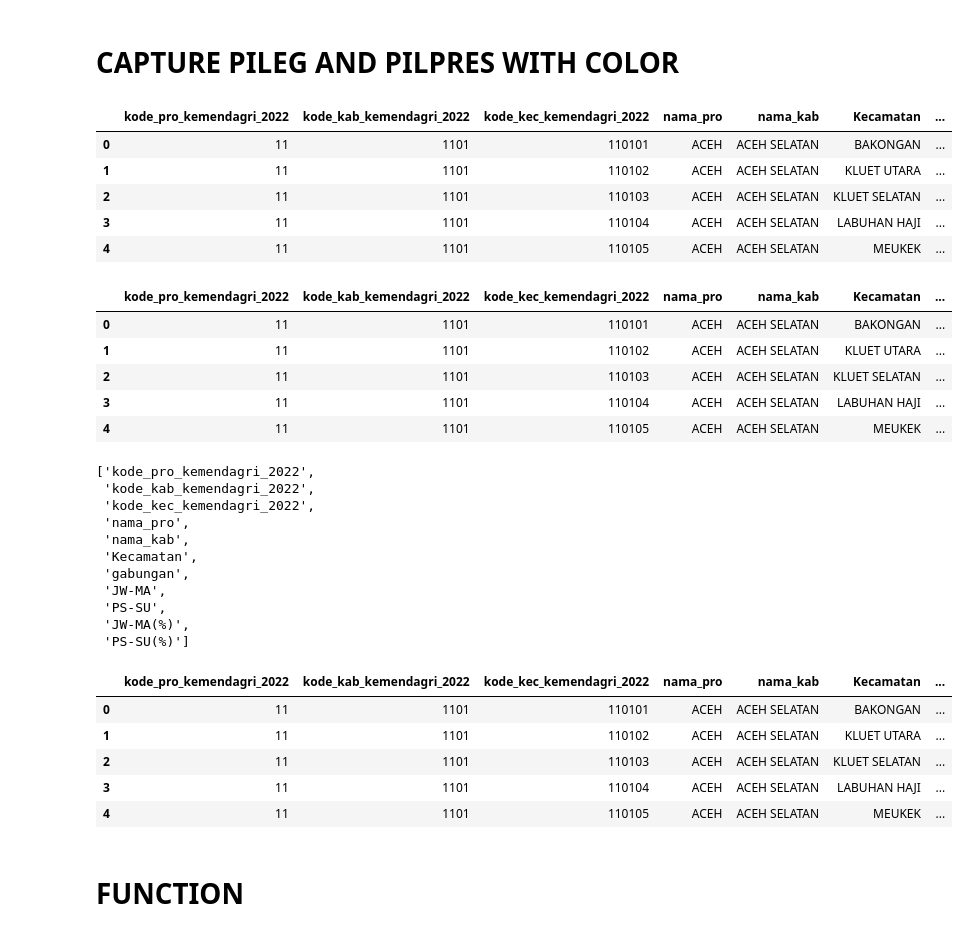
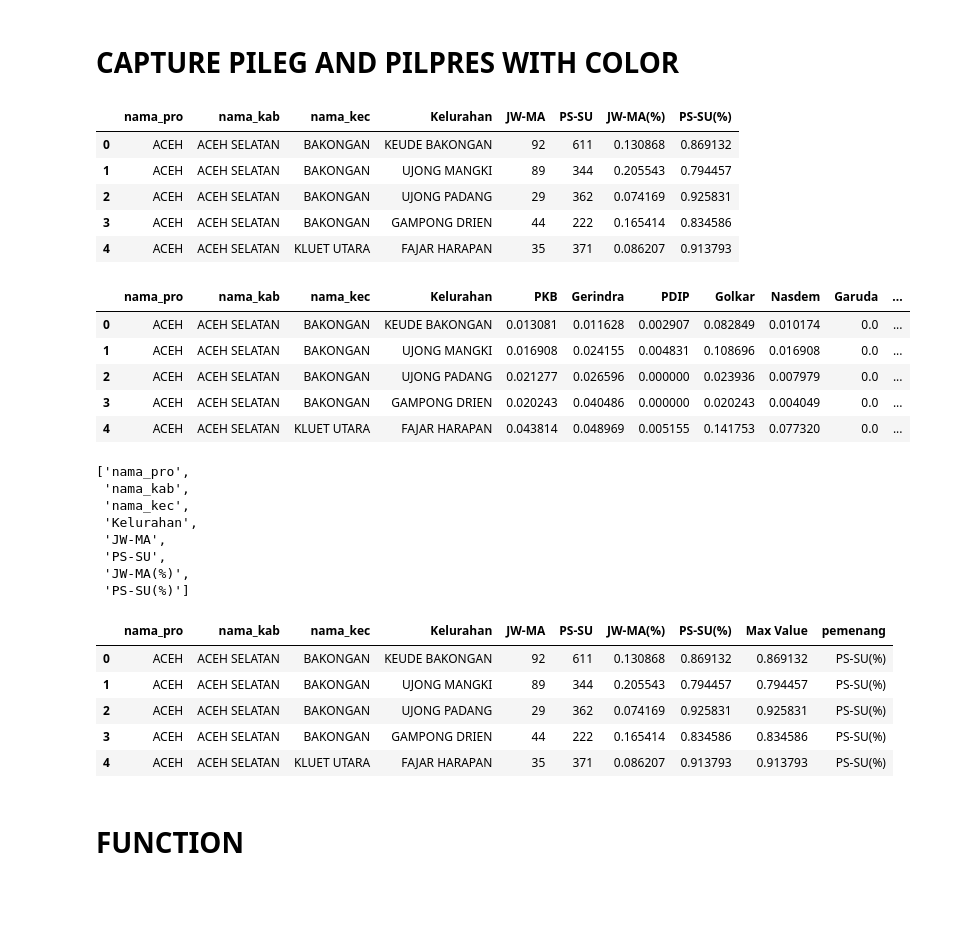
Before and after one commit to AgungPrawoto13/script_python, a Jupyter notebook: capture_data.ipynb, the cells around one changed output. Drawn from its saved outputs; the diff is of its cells as text; code cells hidden in the pictures; blank space fills up the shorter version.

```diff
--- a/capture_data.ipynb
+++ b/capture_data.ipynb
@@ -198,63 +289,61 @@ for prop in provinsi:
 # %% [markdown]
 # CAPTURE PILEG AND PILPRES WITH COLOR
 # %%
-file_dpr_ri = '../request_mas_zima/capture_prioritas/0112023_2019_pers_suara_dpr_ri_kec_coba.csv'
-file_pilpres = '../request_mas_zima/capture_prioritas/0111013_2019_suara_pilpres_kec.csv'
+# file_pilpres = '../request_mas_zima/capture_prioritas/0111014_2019_suara_pilpres_kel.csv'
+# file_dpr_ri = '../request_mas_zima/capture_prioritas/0112024_2019_pers_suara_dpr_ri_kel.csv'
 
-pileg = pd.read_csv(file_dpr_ri)
-pilpres = pd.read_csv(file_pilpres)
+# pileg = pd.read_csv(file_dpr_ri)
+# pilpres = pd.read_csv(file_pilpres)
 
-pilpres.head()
+# pilpres.head()
 # %% [output]
-|  | kode_pro_kemendagri_2022 | kode_kab_kemendagri_2022 | kode_kec_kemendagri_2022 | nama_pro | nama_kab | Kecamatan | ... |
-| 0 | 11 | 1101 | 110101 | ACEH | ACEH SELATAN | BAKONGAN | ... |
-| 1 | 11 | 1101 | 110102 | ACEH | ACEH SELATAN | KLUET UTARA | ... |
-| 2 | 11 | 1101 | 110103 | ACEH | ACEH SELATAN | KLUET SELATAN | ... |
-| 3 | 11 | 1101 | 110104 | ACEH | ACEH SELATAN | LABUHAN HAJI | ... |
-| 4 | 11 | 1101 | 110105 | ACEH | ACEH SELATAN | MEUKEK | ... |
+|  | nama_pro | nama_kab | nama_kec | Kelurahan | JW-MA | PS-SU | JW-MA(%) | PS-SU(%) |
+| 0 | ACEH | ACEH SELATAN | BAKONGAN | KEUDE BAKONGAN | 92 | 611 | 0.130868 | 0.869132 |
+| 1 | ACEH | ACEH SELATAN | BAKONGAN | UJONG MANGKI | 89 | 344 | 0.205543 | 0.794457 |
+| 2 | ACEH | ACEH SELATAN | BAKONGAN | UJONG PADANG | 29 | 362 | 0.074169 | 0.925831 |
+| 3 | ACEH | ACEH SELATAN | BAKONGAN | GAMPONG DRIEN | 44 | 222 | 0.165414 | 0.834586 |
+| 4 | ACEH | ACEH SELATAN | KLUET UTARA | FAJAR HARAPAN | 35 | 371 | 0.086207 | 0.913793 |
 # %%
 pileg.head()
 # %% [output]
-|  | kode_pro_kemendagri_2022 | kode_kab_kemendagri_2022 | kode_kec_kemendagri_2022 | nama_pro | nama_kab | Kecamatan | ... |
-| 0 | 11 | 1101 | 110101 | ACEH | ACEH SELATAN | BAKONGAN | ... |
-| 1 | 11 | 1101 | 110102 | ACEH | ACEH SELATAN | KLUET UTARA | ... |
-| 2 | 11 | 1101 | 110103 | ACEH | ACEH SELATAN | KLUET SELATAN | ... |
-| 3 | 11 | 1101 | 110104 | ACEH | ACEH SELATAN | LABUHAN HAJI | ... |
-| 4 | 11 | 1101 | 110105 | ACEH | ACEH SELATAN | MEUKEK | ... |
+|  | nama_pro | nama_kab | nama_kec | Kelurahan | PKB | Gerindra | PDIP | Golkar | Nasdem | Garuda | ... |
+| 0 | ACEH | ACEH SELATAN | BAKONGAN | KEUDE BAKONGAN | 0.013081 | 0.011628 | 0.002907 | 0.082849 | 0.010174 | 0.0 | ... |
+| 1 | ACEH | ACEH SELATAN | BAKONGAN | UJONG MANGKI | 0.016908 | 0.024155 | 0.004831 | 0.108696 | 0.016908 | 0.0 | ... |
+| 2 | ACEH | ACEH SELATAN | BAKONGAN | UJONG PADANG | 0.021277 | 0.026596 | 0.000000 | 0.023936 | 0.007979 | 0.0 | ... |
+| 3 | ACEH | ACEH SELATAN | BAKONGAN | GAMPONG DRIEN | 0.020243 | 0.040486 | 0.000000 | 0.020243 | 0.004049 | 0.0 | ... |
+| 4 | ACEH | ACEH SELATAN | KLUET UTARA | FAJAR HARAPAN | 0.043814 | 0.048969 | 0.005155 | 0.141753 | 0.077320 | 0.0 | ... |
 # %%
 columns_pileg = pileg.columns.to_list()
 columns_pilpres = pilpres.columns.to_list()
 provinsi = pileg['nama_pro'].unique().tolist()
 kabupaten = pileg['nama_kab'].unique().tolist()
+kecamatan = pileg['nama_kec'].unique().tolist()
 
 #provinsi = ['BANTEN']
 columns_pilpres
 # %% [output]
-['kode_pro_kemendagri_2022',
- 'kode_kab_kemendagri_2022',
- 'kode_kec_kemendagri_2022',
- 'nama_pro',
+['nama_pro',
  'nama_kab',
- 'Kecamatan',
- 'gabungan',
+ 'nama_kec',
+ 'Kelurahan',
  'JW-MA',
  'PS-SU',
  'JW-MA(%)',
  'PS-SU(%)']
 # %%
 #pileg['Max Value'] = pileg[columns_pileg[7:]].max(axis=1)
-pileg['pemenang'] = pileg[columns_pileg[7:]].idxmax(axis=1)
+pileg['pemenang'] = pileg[columns_pileg[4:]].idxmax(axis=1)
 
-pilpres['Max Value'] = pilpres[columns_pilpres[9:]].max(axis=1)
-pilpres['pemenang'] = pilpres[columns_pilpres[9:]].idxmax(axis=1)
+pilpres['Max Value'] = pilpres[columns_pilpres[6:]].max(axis=1)
+pilpres['pemenang'] = pilpres[columns_pilpres[6:]].idxmax(axis=1)
 
 columns_pileg = pileg.columns.to_list()
 
 pilpres.head(5)
 # %% [output]
-|  | kode_pro_kemendagri_2022 | kode_kab_kemendagri_2022 | kode_kec_kemendagri_2022 | nama_pro | nama_kab | Kecamatan | ... |
-| 0 | 11 | 1101 | 110101 | ACEH | ACEH SELATAN | BAKONGAN | ... |
-| 1 | 11 | 1101 | 110102 | ACEH | ACEH SELATAN | KLUET UTARA | ... |
-| 2 | 11 | 1101 | 110103 | ACEH | ACEH SELATAN | KLUET SELATAN | ... |
-| 3 | 11 | 1101 | 110104 | ACEH | ACEH SELATAN | LABUHAN HAJI | ... |
-| 4 | 11 | 1101 | 110105 | ACEH | ACEH SELATAN | MEUKEK | ... |
+|  | nama_pro | nama_kab | nama_kec | Kelurahan | JW-MA | PS-SU | JW-MA(%) | PS-SU(%) | Max Value | pemenang |
+| 0 | ACEH | ACEH SELATAN | BAKONGAN | KEUDE BAKONGAN | 92 | 611 | 0.130868 | 0.869132 | 0.869132 | PS-SU(%) |
+| 1 | ACEH | ACEH SELATAN | BAKONGAN | UJONG MANGKI | 89 | 344 | 0.205543 | 0.794457 | 0.794457 | PS-SU(%) |
+| 2 | ACEH | ACEH SELATAN | BAKONGAN | UJONG PADANG | 29 | 362 | 0.074169 | 0.925831 | 0.925831 | PS-SU(%) |
+| 3 | ACEH | ACEH SELATAN | BAKONGAN | GAMPONG DRIEN | 44 | 222 | 0.165414 | 0.834586 | 0.834586 | PS-SU(%) |
+| 4 | ACEH | ACEH SELATAN | KLUET UTARA | FAJAR HARAPAN | 35 | 371 | 0.086207 | 0.913793 | 0.913793 | PS-SU(%) |
```
Also changed, not shown: parts of 16 cells of this notebook.
